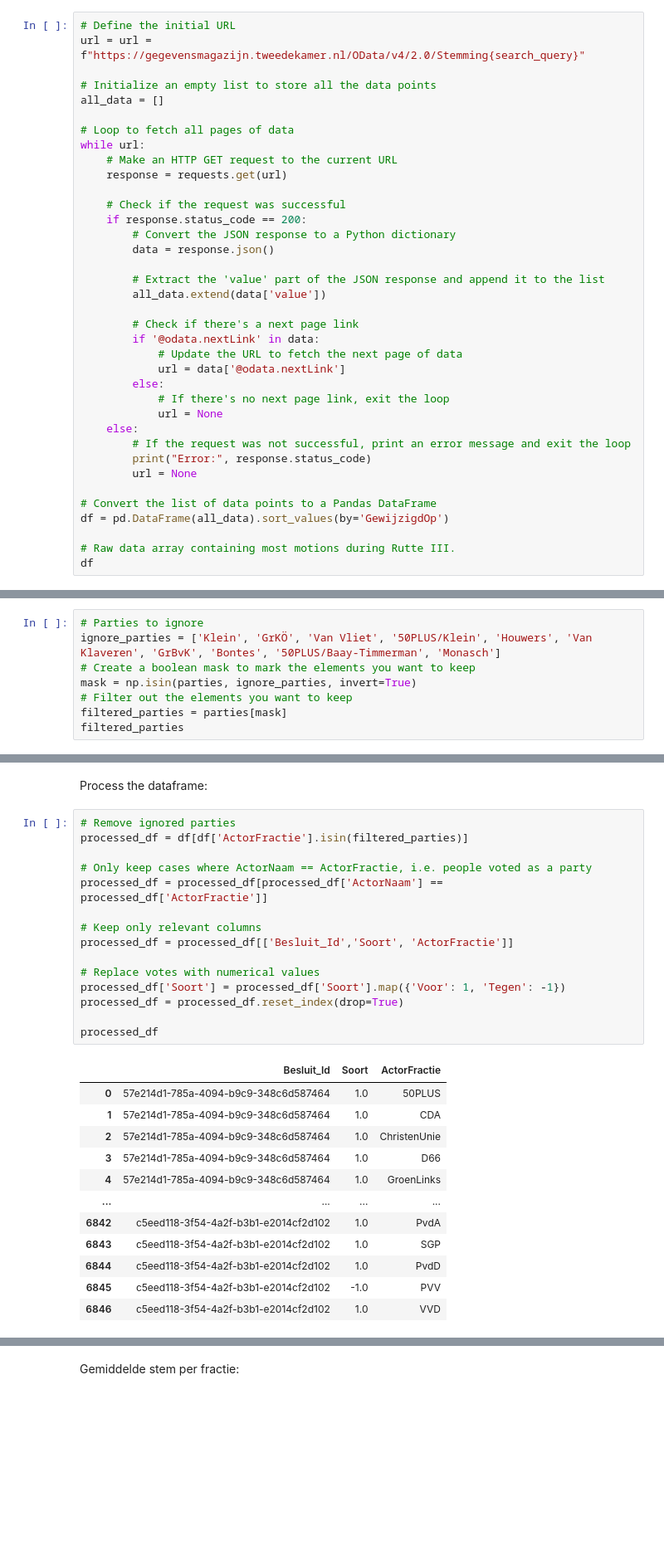
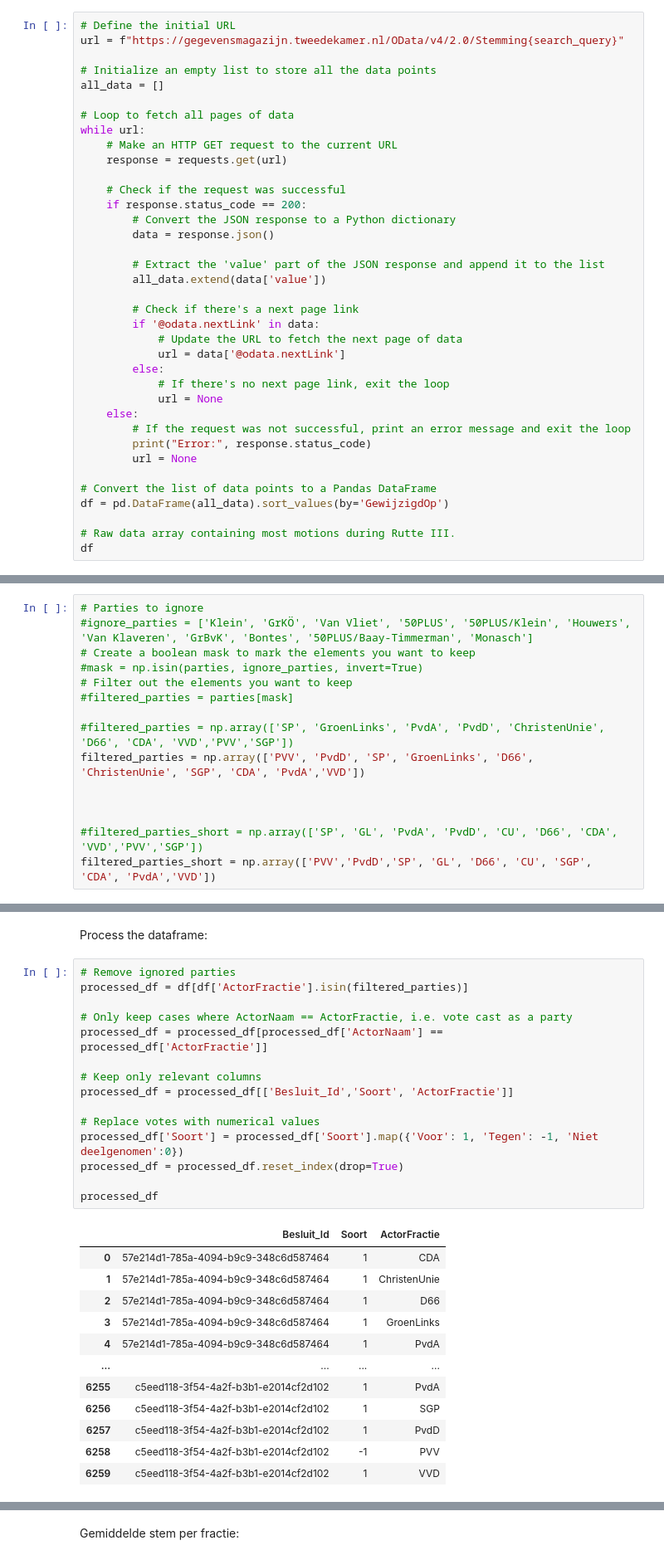
Before and after one commit to olivierwitteveen/dutch-parliament-max-ent, a Jupyter notebook: tk_stemming.ipynb, the cells around one changed output, grey strips where cells are left out. Shown at 83% size. Drawn from its saved outputs; the diff is of its cells as text; blank space fills up the shorter version.

```diff
--- a/tk_stemming.ipynb
+++ b/tk_stemming.ipynb
@@ -28,7 +30,7 @@ data;
 Moties tijdens kabinet Rutte III:
 # %%
 # Define the initial URL
-url = url = f"https://gegevensmagazijn.tweedekamer.nl/OData/v4/2.0/Stemming{search_query}"
+url = f"https://gegevensmagazijn.tweedekamer.nl/OData/v4/2.0/Stemming{search_query}"
 
 # Initialize an empty list to store all the data points
 all_data = []
@@ -93,8 +97,15 @@ We negeren de ondestaande afgesplinterde partijen (in haakjes hun originele part
 # %%
 # Parties to ignore
-ignore_parties = ['Klein', 'GrKÖ', 'Van Vliet', '50PLUS/Klein', 'Houwers', 'Van Klaveren', 'GrBvK', 'Bontes', '50PLUS/Baay-Timmerman', 'Monasch']
+#ignore_parties = ['Klein', 'GrKÖ', 'Van Vliet', '50PLUS', '50PLUS/Klein', 'Houwers', 'Van Klaveren', 'GrBvK', 'Bontes', '50PLUS/Baay-Timmerman', 'Monasch']
 # Create a boolean mask to mark the elements you want to keep
-mask = np.isin(parties, ignore_parties, invert=True)
+#mask = np.isin(parties, ignore_parties, invert=True)
 # Filter out the elements you want to keep
-filtered_parties = parties[mask]
-filtered_parties
+#filtered_parties = parties[mask]
+
+#filtered_parties = np.array(['SP', 'GroenLinks', 'PvdA', 'PvdD', 'ChristenUnie', 'D66', 'CDA', 'VVD','PVV','SGP'])
+filtered_parties = np.array(['PVV', 'PvdD', 'SP', 'GroenLinks', 'D66', 'ChristenUnie', 'SGP', 'CDA', 'PvdA','VVD'])
+
+
+
+#filtered_parties_short = np.array(['SP', 'GL', 'PvdA', 'PvdD', 'CU', 'D66', 'CDA', 'VVD','PVV','SGP'])
+filtered_parties_short = np.array(['PVV','PvdD','SP', 'GL', 'D66', 'CU', 'SGP', 'CDA', 'PvdA','VVD'])
@@ -106,28 +114,28 @@ Process the dataframe:
 # %%
 # Remove ignored parties
 processed_df = df[df['ActorFractie'].isin(filtered_parties)]
 
-# Only keep cases where ActorNaam == ActorFractie, i.e. people voted as a party
+# Only keep cases where ActorNaam == ActorFractie, i.e. vote cast as a party
 processed_df = processed_df[processed_df['ActorNaam'] == processed_df['ActorFractie']]
 
 # Keep only relevant columns
 processed_df = processed_df[['Besluit_Id','Soort', 'ActorFractie']]
 
 # Replace votes with numerical values
-processed_df['Soort'] = processed_df['Soort'].map({'Voor': 1, 'Tegen': -1})
+processed_df['Soort'] = processed_df['Soort'].map({'Voor': 1, 'Tegen': -1, 'Niet deelgenomen':0})
 processed_df = processed_df.reset_index(drop=True)
 
 processed_df
 # %% [output]
 |  | Besluit_Id | Soort | ActorFractie |
-| 0 | 57e214d1-785a-4094-b9c9-348c6d587464 | 1.0 | 50PLUS |
-| 1 | 57e214d1-785a-4094-b9c9-348c6d587464 | 1.0 | CDA |
-| 2 | 57e214d1-785a-4094-b9c9-348c6d587464 | 1.0 | ChristenUnie |
-| 3 | 57e214d1-785a-4094-b9c9-348c6d587464 | 1.0 | D66 |
-| 4 | 57e214d1-785a-4094-b9c9-348c6d587464 | 1.0 | GroenLinks |
+| 0 | 57e214d1-785a-4094-b9c9-348c6d587464 | 1 | CDA |
+| 1 | 57e214d1-785a-4094-b9c9-348c6d587464 | 1 | ChristenUnie |
+| 2 | 57e214d1-785a-4094-b9c9-348c6d587464 | 1 | D66 |
+| 3 | 57e214d1-785a-4094-b9c9-348c6d587464 | 1 | GroenLinks |
+| 4 | 57e214d1-785a-4094-b9c9-348c6d587464 | 1 | PvdA |
 | ... | ... | ... | ... |
-| 6842 | c5eed118-3f54-4a2f-b3b1-e2014cf2d102 | 1.0 | PvdA |
-| 6843 | c5eed118-3f54-4a2f-b3b1-e2014cf2d102 | 1.0 | SGP |
-| 6844 | c5eed118-3f54-4a2f-b3b1-e2014cf2d102 | 1.0 | PvdD |
-| 6845 | c5eed118-3f54-4a2f-b3b1-e2014cf2d102 | -1.0 | PVV |
-| 6846 | c5eed118-3f54-4a2f-b3b1-e2014cf2d102 | 1.0 | VVD |
+| 6255 | c5eed118-3f54-4a2f-b3b1-e2014cf2d102 | 1 | PvdA |
+| 6256 | c5eed118-3f54-4a2f-b3b1-e2014cf2d102 | 1 | SGP |
+| 6257 | c5eed118-3f54-4a2f-b3b1-e2014cf2d102 | 1 | PvdD |
+| 6258 | c5eed118-3f54-4a2f-b3b1-e2014cf2d102 | -1 | PVV |
+| 6259 | c5eed118-3f54-4a2f-b3b1-e2014cf2d102 | 1 | VVD |
```
Also changed, not shown: parts of 24 cells of this notebook.
